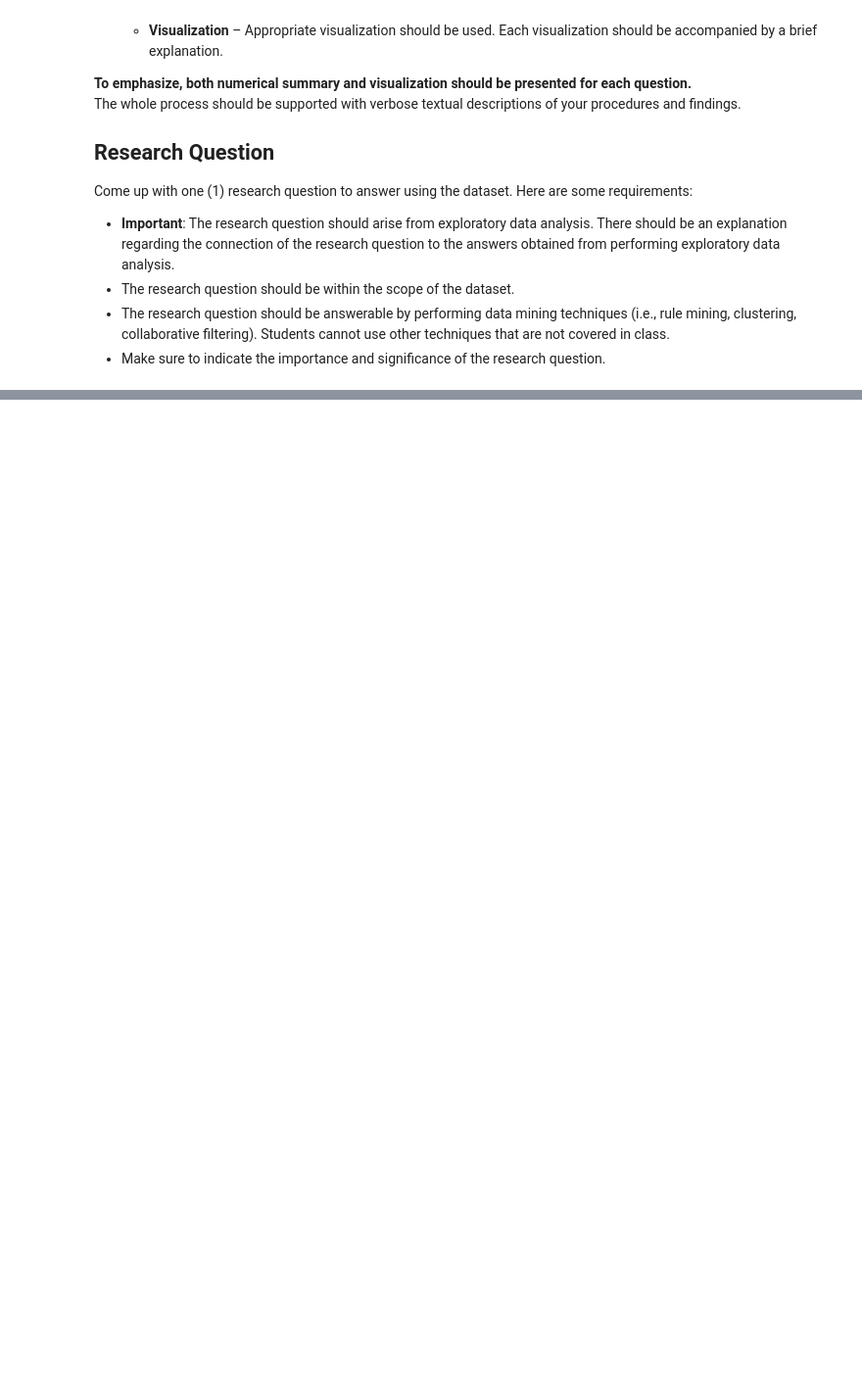
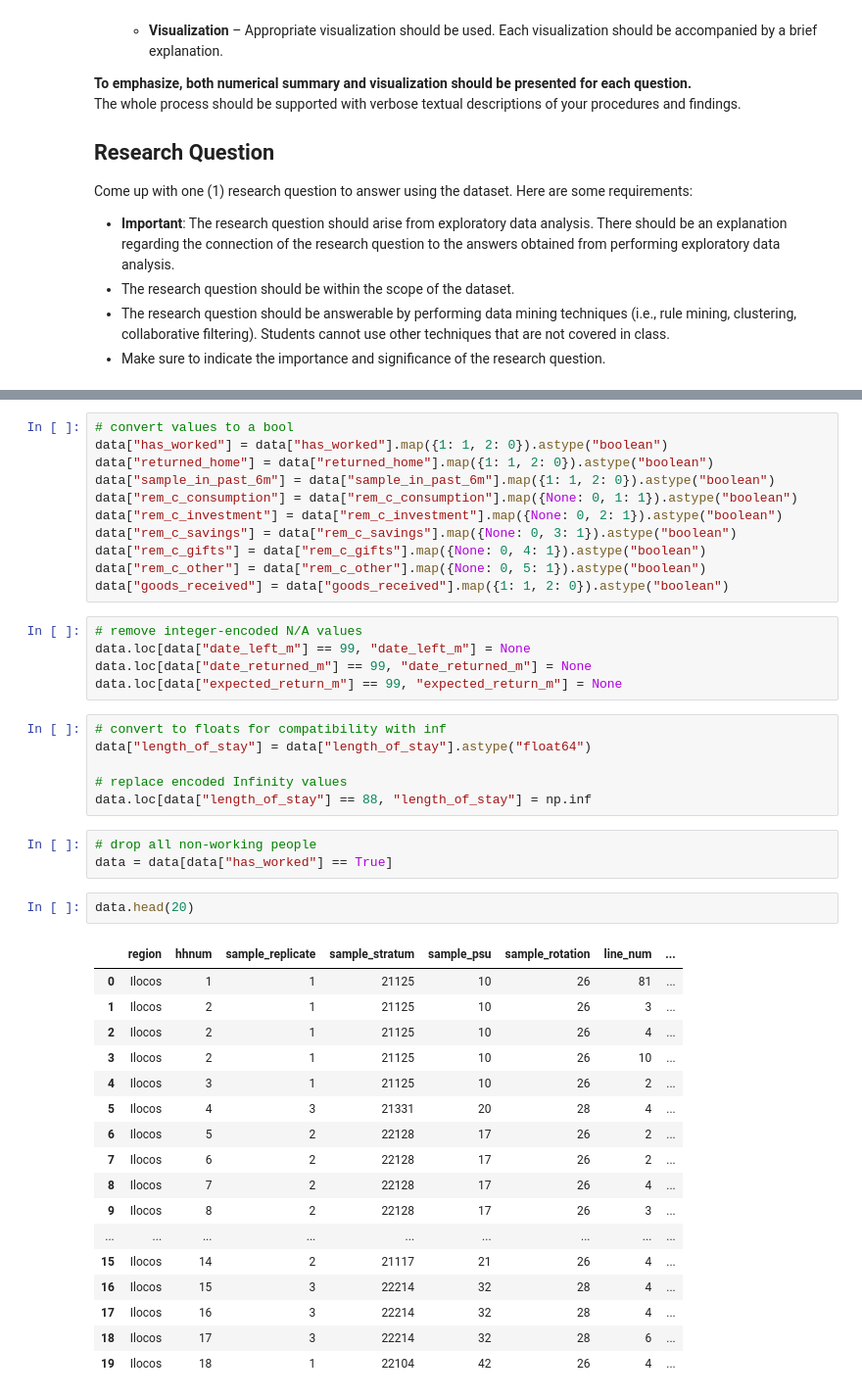
Before and after one commit to almiravelas/CSMODEL, a Jupyter notebook: Phase1.ipynb, the cells around one changed output, grey strips where cells are left out. Shown at 98% size. Drawn from its saved outputs; the diff is of its cells as text; blank space fills up the shorter version.

Commit message:
data cleaning

```diff
--- a/Phase1.ipynb
+++ b/Phase1.ipynb
@@ -84,0 +343,45 @@ memory usage: 2.0 MB
+# %%
+# convert values to a bool
+data["has_worked"] = data["has_worked"].map({1: 1, 2: 0}).astype("boolean")
+data["returned_home"] = data["returned_home"].map({1: 1, 2: 0}).astype("boolean")
+data["sample_in_past_6m"] = data["sample_in_past_6m"].map({1: 1, 2: 0}).astype("boolean")
+data["rem_c_consumption"] = data["rem_c_consumption"].map({None: 0, 1: 1}).astype("boolean")
+data["rem_c_investment"] = data["rem_c_investment"].map({None: 0, 2: 1}).astype("boolean")
+data["rem_c_savings"] = data["rem_c_savings"].map({None: 0, 3: 1}).astype("boolean")
+data["rem_c_gifts"] = data["rem_c_gifts"].map({None: 0, 4: 1}).astype("boolean")
+data["rem_c_other"] = data["rem_c_other"].map({None: 0, 5: 1}).astype("boolean")
+data["goods_received"] = data["goods_received"].map({1: 1, 2: 0}).astype("boolean")
+# %%
+# remove integer-encoded N/A values
+data.loc[data["date_left_m"] == 99, "date_left_m"] = None
+data.loc[data["date_returned_m"] == 99, "date_returned_m"] = None
+data.loc[data["expected_return_m"] == 99, "expected_return_m"] = None
+# %%
+# convert to floats for compatibility with inf
+data["length_of_stay"] = data["length_of_stay"].astype("float64")
+
+# replace encoded Infinity values
+data.loc[data["length_of_stay"] == 88, "length_of_stay"] = np.inf
+# %%
+# drop all non-working people
+data = data[data["has_worked"] == True]
+# %%
+data.head(20)
+# %% [output]
+|  | region | hhnum | sample_replicate | sample_stratum | sample_psu | sample_rotation | line_num | ... |
+| 0 | Ilocos | 1 | 1 | 21125 | 10 | 26 | 81 | ... |
+| 1 | Ilocos | 2 | 1 | 21125 | 10 | 26 | 3 | ... |
+| 2 | Ilocos | 2 | 1 | 21125 | 10 | 26 | 4 | ... |
+| 3 | Ilocos | 2 | 1 | 21125 | 10 | 26 | 10 | ... |
+| 4 | Ilocos | 3 | 1 | 21125 | 10 | 26 | 2 | ... |
+| 5 | Ilocos | 4 | 3 | 21331 | 20 | 28 | 4 | ... |
+| 6 | Ilocos | 5 | 2 | 22128 | 17 | 26 | 2 | ... |
+| 7 | Ilocos | 6 | 2 | 22128 | 17 | 26 | 2 | ... |
+| 8 | Ilocos | 7 | 2 | 22128 | 17 | 26 | 4 | ... |
+| 9 | Ilocos | 8 | 2 | 22128 | 17 | 26 | 3 | ... |
+| ... | ... | ... | ... | ... | ... | ... | ... | ... |
+| 15 | Ilocos | 14 | 2 | 21117 | 21 | 26 | 4 | ... |
+| 16 | Ilocos | 15 | 3 | 22214 | 32 | 28 | 4 | ... |
+| 17 | Ilocos | 16 | 3 | 22214 | 32 | 28 | 4 | ... |
+| 18 | Ilocos | 17 | 3 | 22214 | 32 | 28 | 6 | ... |
+| 19 | Ilocos | 18 | 1 | 22104 | 42 | 26 | 4 | ... |
```
Also changed, not shown: parts of 19 cells of this notebook.
